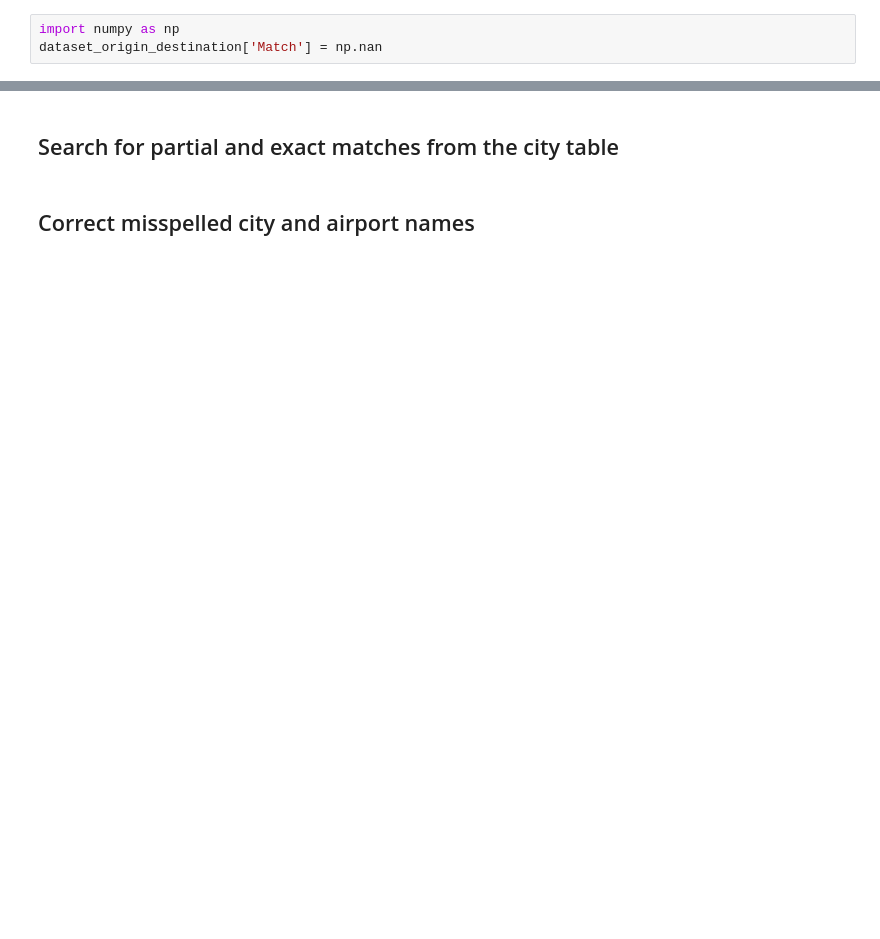
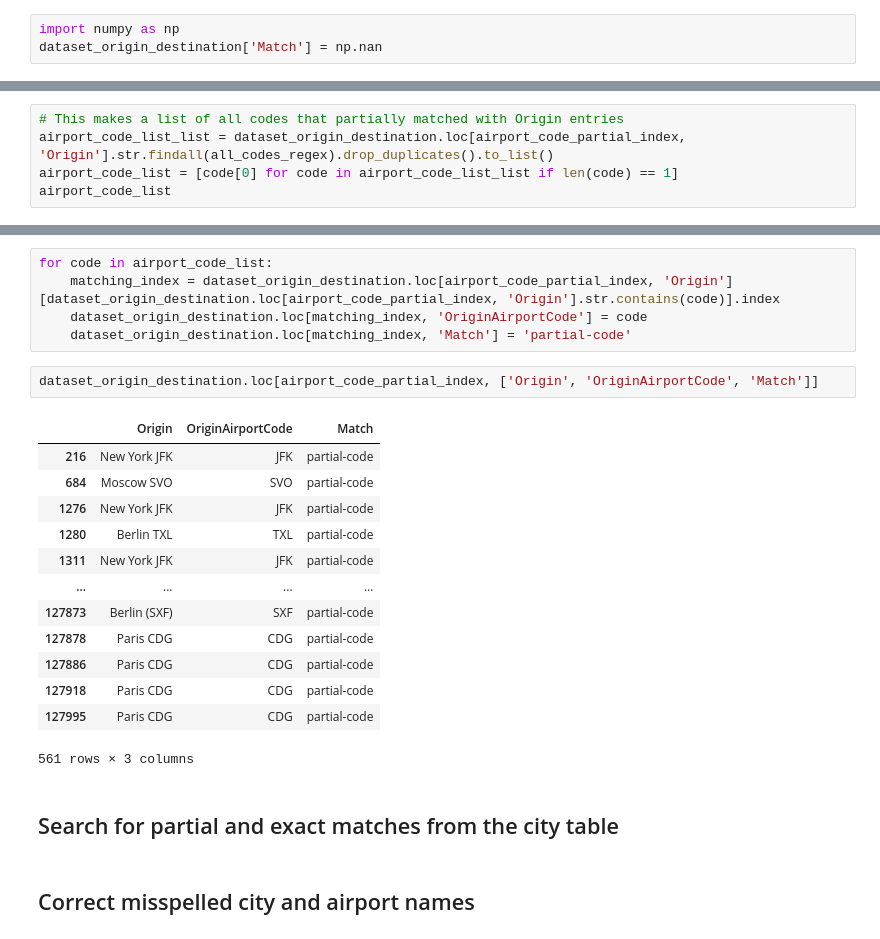
Before and after one commit to paulabondoc/airline-ratings-data-project, a Jupyter notebook: Script1 - Data_cleaning.ipynb, the cells around one changed output, grey strips where cells are left out. Saved outputs shown, nothing was run; the diff lists cells and outputs as text; blank space fills up the shorter version.

```diff
--- a/Script1 - Data_cleaning.ipynb
+++ b/Script1 - Data_cleaning.ipynb
@@ -988,0 +1064,5 @@ dataset_origin_destination['Match'] = np.nan
+# %%
+# This makes a list of all codes that partially matched with Origin entries
+airport_code_list_list = dataset_origin_destination.loc[airport_code_partial_index, 'Origin'].str.findall(all_codes_regex).drop_duplicates().to_list()
+airport_code_list = [code[0] for code in airport_code_list_list if len(code) == 1]
+airport_code_list
@@ -989,3 +1087,24 @@ dataset_origin_destination['Match'] = np.nan
+# %%
+for code in airport_code_list:
+    matching_index = dataset_origin_destination.loc[airport_code_partial_index, 'Origin'][dataset_origin_destination.loc[airport_code_partial_index, 'Origin'].str.contains(code)].index
+    dataset_origin_destination.loc[matching_index, 'OriginAirportCode'] = code
+    dataset_origin_destination.loc[matching_index, 'Match'] = 'partial-code'
+# %%
+dataset_origin_destination.loc[airport_code_partial_index, ['Origin', 'OriginAirportCode', 'Match']]
+# %% [output]
+|  | Origin | OriginAirportCode | Match |
+| 216 | New York JFK | JFK | partial-code |
+| 684 | Moscow SVO | SVO | partial-code |
+| 1276 | New York JFK | JFK | partial-code |
+| 1280 | Berlin TXL | TXL | partial-code |
+| 1311 | New York JFK | JFK | partial-code |
+| ... | ... | ... | ... |
+| 127873 | Berlin (SXF) | SXF | partial-code |
+| 127878 | Paris CDG | CDG | partial-code |
+| 127886 | Paris CDG | CDG | partial-code |
+| 127918 | Paris CDG | CDG | partial-code |
+| 127995 | Paris CDG | CDG | partial-code |
+561 rows × 3 columns
 # %% [markdown]
 ## Search for partial and exact matches from the city table
 # %% [markdown]
```
Also changed, not shown: parts of 16 cells of this notebook.
